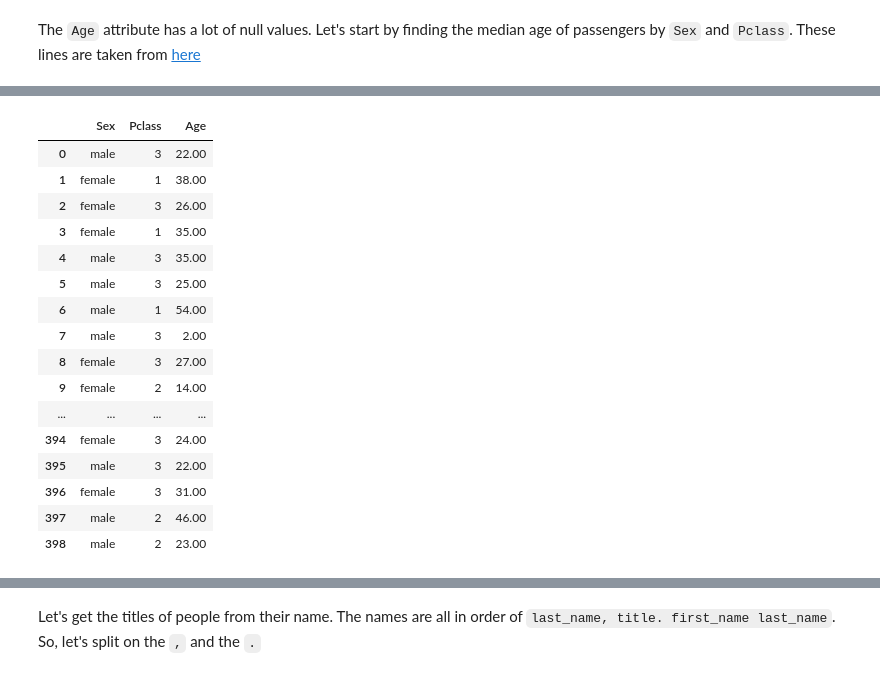
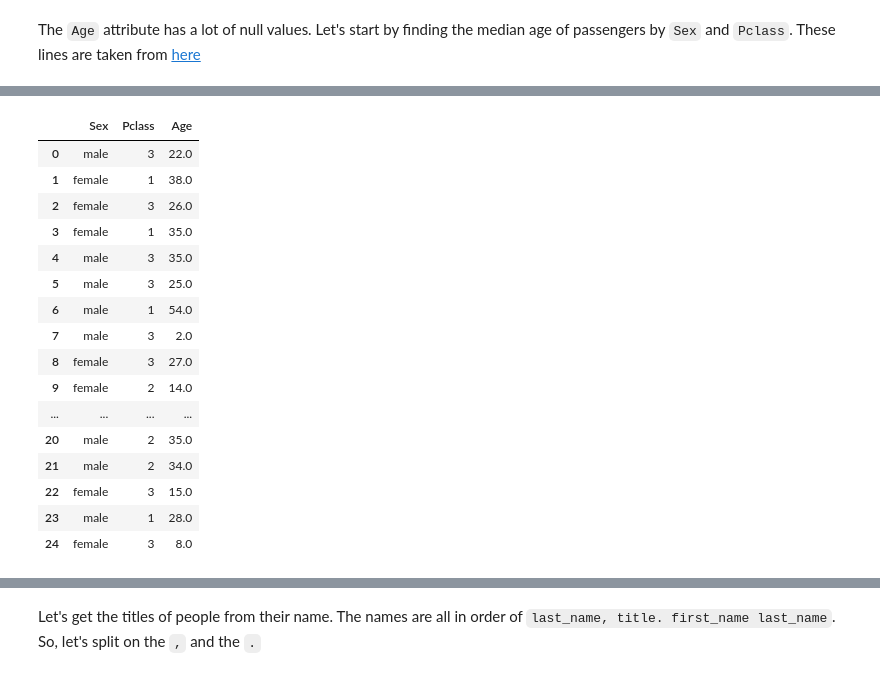
Before and after one commit to pvasudev16/titanic, a Jupyter notebook: titanic.ipynb, the cells around one changed output, grey strips where cells are left out. Saved outputs shown, nothing was run; the diff lists cells and outputs as text; code cells hidden in the pictures.

```diff
--- a/titanic.ipynb
+++ b/titanic.ipynb
@@ -115,32 +101,32 @@ train_data[["Sex", "Pclass", "Age"]]
 # %%
 def impute_age(df, age_by_pclass_sex):
     df_to_return = df.copy()
     for sex in ['male', 'female']:
         for c in range(1,4):
             df_to_return.loc[ (df_to_return.Age.isnull()) &
                    (df_to_return.Sex == sex) &
                    (df_to_return.Pclass == c), "Age" ] = age_by_pclass_sex.loc[ (age_by_pclass_sex.Sex == sex) &
                                                                         (age_by_pclass_sex.Pclass == c), "Age"]
 
     # df_to_return["Age"] = train_data.groupby(['Sex', 'Pclass'])['Age'].apply(lambda x: x.fillna(x.median()))
     return df_to_return
 train_data = impute_age(train_data, age_by_pclass_sex)
-train_data[["Sex", "Pclass", "Age"]]
+train_data[["Sex", "Pclass", "Age"]].iloc[0:25]
 # %% [output]
 |  | Sex | Pclass | Age |
-| 0 | male | 3 | 22.00 |
-| 1 | female | 1 | 38.00 |
-| 2 | female | 3 | 26.00 |
-| 3 | female | 1 | 35.00 |
-| 4 | male | 3 | 35.00 |
-| 5 | male | 3 | 25.00 |
-| 6 | male | 1 | 54.00 |
-| 7 | male | 3 | 2.00 |
-| 8 | female | 3 | 27.00 |
-| 9 | female | 2 | 14.00 |
+| 0 | male | 3 | 22.0 |
+| 1 | female | 1 | 38.0 |
+| 2 | female | 3 | 26.0 |
+| 3 | female | 1 | 35.0 |
+| 4 | male | 3 | 35.0 |
+| 5 | male | 3 | 25.0 |
+| 6 | male | 1 | 54.0 |
+| 7 | male | 3 | 2.0 |
+| 8 | female | 3 | 27.0 |
+| 9 | female | 2 | 14.0 |
 | ... | ... | ... | ... |
-| 394 | female | 3 | 24.00 |
-| 395 | male | 3 | 22.00 |
-| 396 | female | 3 | 31.00 |
-| 397 | male | 2 | 46.00 |
-| 398 | male | 2 | 23.00 |
+| 20 | male | 2 | 35.0 |
+| 21 | male | 2 | 34.0 |
+| 22 | female | 3 | 15.0 |
+| 23 | male | 1 | 28.0 |
+| 24 | female | 3 | 8.0 |
```
Also changed, not shown: parts of 7 cells of this notebook.
